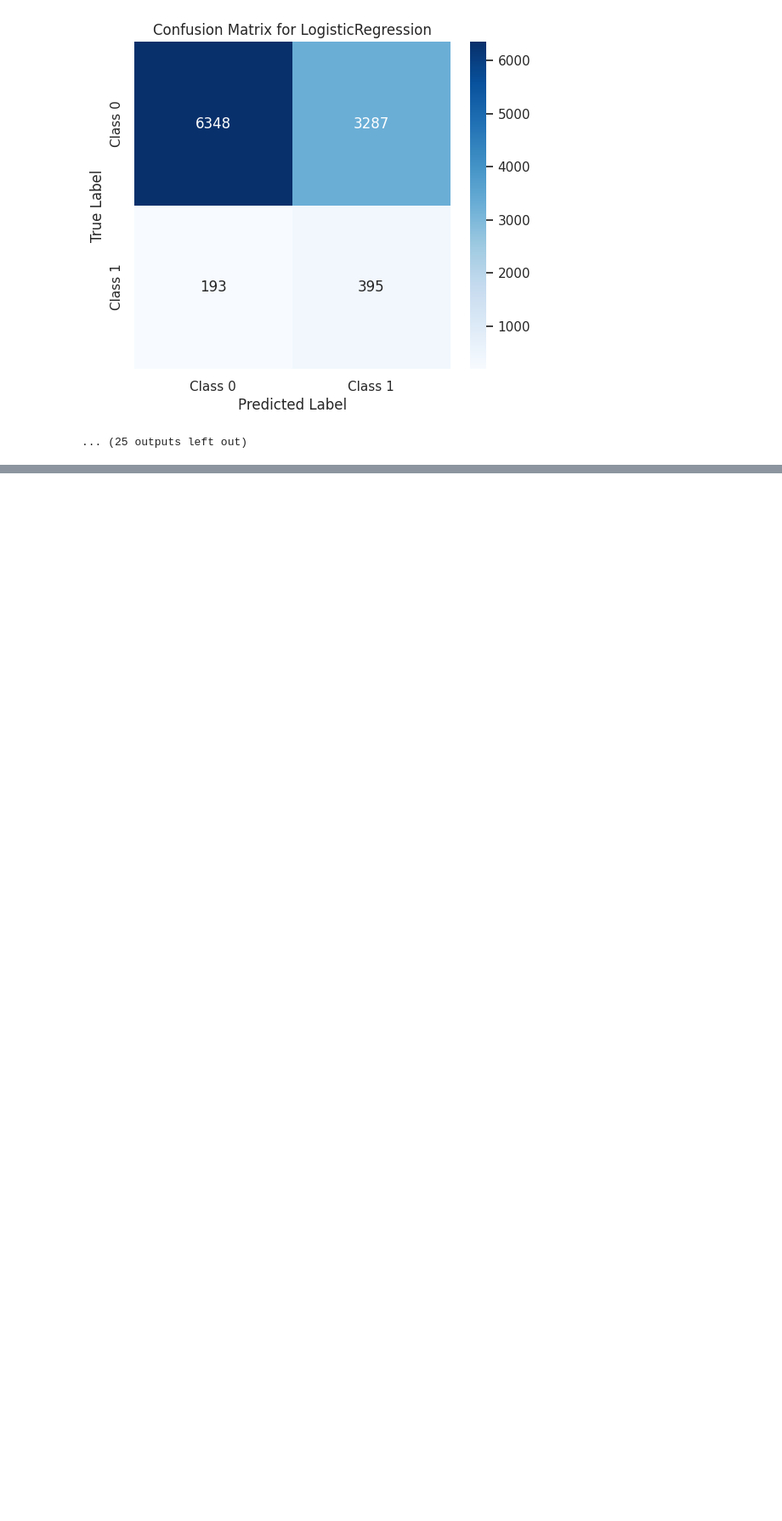
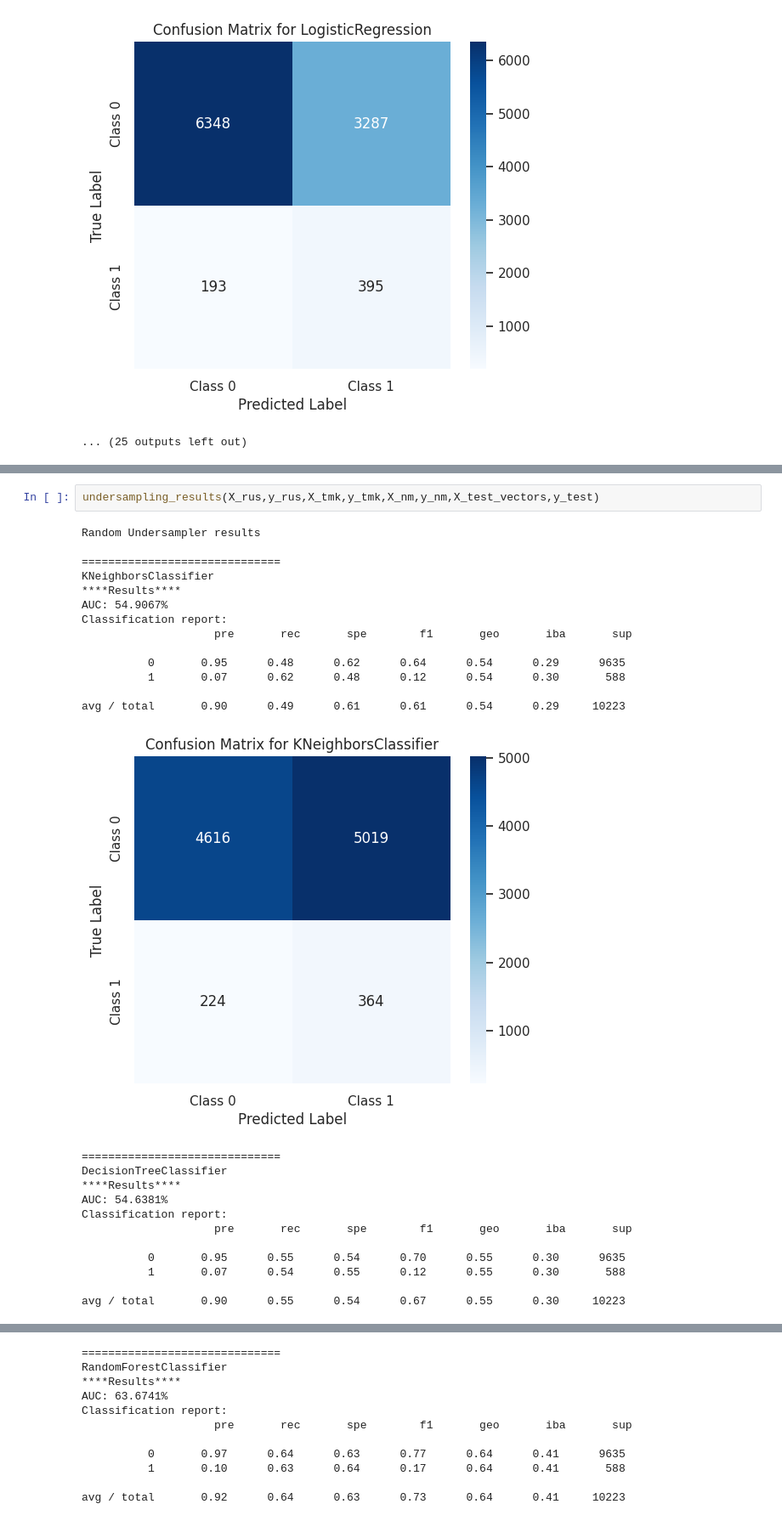
Before and after one commit to dev-69/MajorProject, a Jupyter notebook: UnderSamplingNotebookk.ipynb, the cells around one changed output, grey strips where cells are left out. Shown at 85% size. Saved outputs shown, nothing was run; the diff lists cells and outputs as text; blank space fills up the shorter version.

```diff
--- a/UnderSamplingNotebookk.ipynb
+++ b/UnderSamplingNotebookk.ipynb
@@ -563,0 +669,28 @@ avg / total       0.92      0.66      0.67      0.75      0.67      0.44     102
+# %%
+undersampling_results(X_rus,y_rus,X_tmk,y_tmk,X_nm,y_nm,X_test_vectors,y_test)
+# %% [output]
+Random Undersampler results
+
+==============================
+KNeighborsClassifier
+****Results****
+AUC: 54.9067%
+Classification report:
+                    pre       rec       spe        f1       geo       iba       sup
+
+          0       0.95      0.48      0.62      0.64      0.54      0.29      9635
+          1       0.07      0.62      0.48      0.12      0.54      0.30       588
+
+avg / total       0.90      0.49      0.61      0.61      0.54      0.29     10223
+[figure, added]
+==============================
+DecisionTreeClassifier
+****Results****
+AUC: 54.6381%
+Classification report:
+                    pre       rec       spe        f1       geo       iba       sup
+
+          0       0.95      0.55      0.54      0.70      0.55      0.30      9635
+          1       0.07      0.54      0.55      0.12      0.55      0.30       588
+
+avg / total       0.90      0.55      0.54      0.67      0.55      0.30     10223
@@ -563,0 +698,11 @@ avg / total       0.92      0.66      0.67      0.75      0.67      0.44     102
+==============================
+RandomForestClassifier
+****Results****
+AUC: 63.6741%
+Classification report:
+                    pre       rec       spe        f1       geo       iba       sup
+
+          0       0.97      0.64      0.63      0.77      0.64      0.41      9635
+          1       0.10      0.63      0.64      0.17      0.64      0.41       588
+
+avg / total       0.92      0.64      0.63      0.73      0.64      0.41     10223
```
Also changed, not shown: parts of 7 cells of this notebook.
